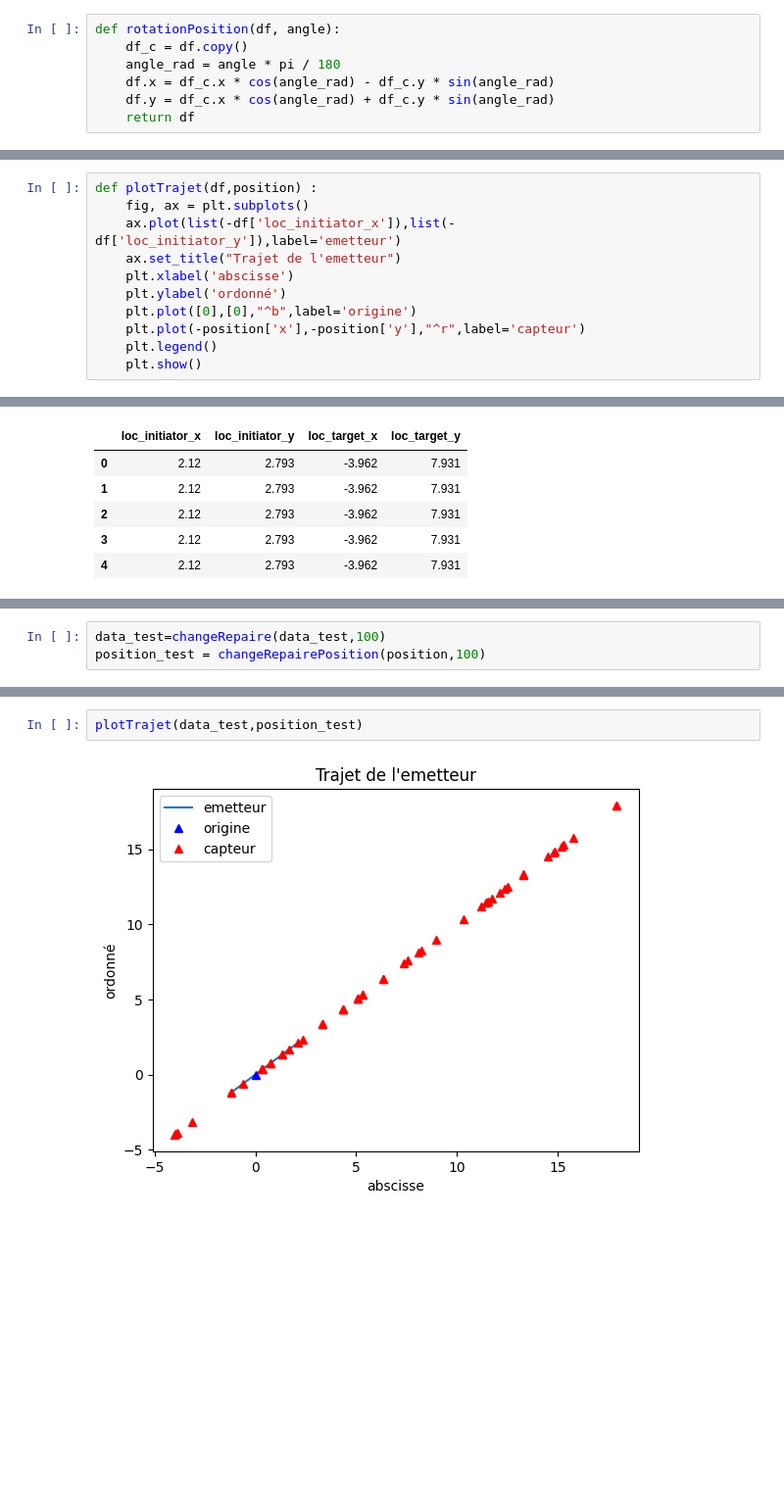
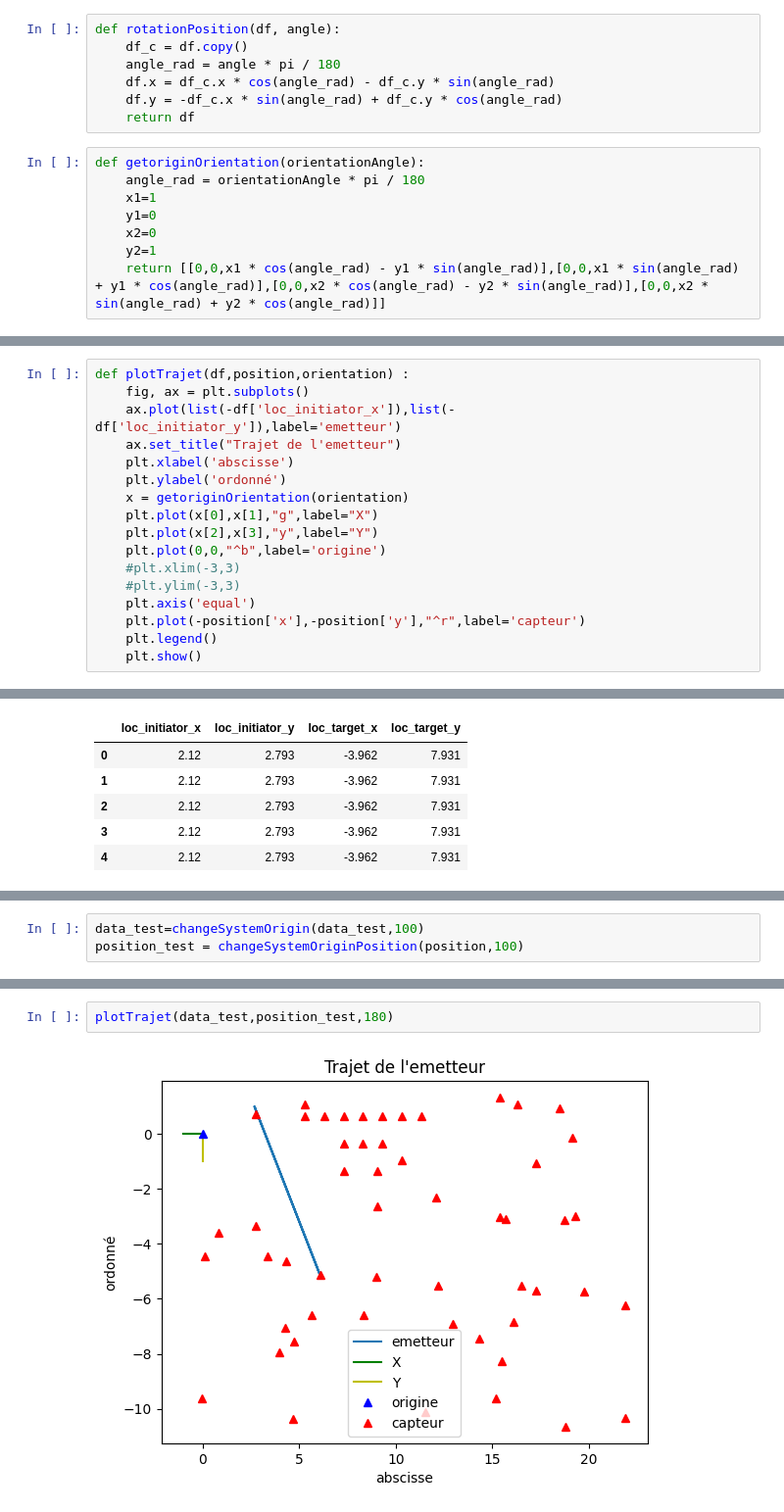
Before and after one commit to maylin007/PIP-G2, a Jupyter notebook: ibrahim_bougarroua_data_.ipynb, the cells around one changed output, grey strips where cells are left out. Shown at 98% size. Saved outputs shown, nothing was run; the diff lists cells and outputs as text; blank space fills up the shorter version.

Commit message:
generate new data methods

```diff
--- a/ibrahim_bougarroua_data_.ipynb
+++ b/ibrahim_bougarroua_data_.ipynb
@@ -74,18 +76,32 @@ def rotationPosition(df, angle):
     df_c = df.copy()
     angle_rad = angle * pi / 180
     df.x = df_c.x * cos(angle_rad) - df_c.y * sin(angle_rad)
-    df.y = df_c.x * cos(angle_rad) + df_c.y * sin(angle_rad)
+    df.y = -df_c.x * sin(angle_rad) + df_c.y * cos(angle_rad)
     return df
+# %%
+def getoriginOrientation(orientationAngle):
+    angle_rad = orientationAngle * pi / 180
+    x1=1
+    y1=0
+    x2=0
+    y2=1
+    return [[0,0,x1 * cos(angle_rad) - y1 * sin(angle_rad)],[0,0,x1 * sin(angle_rad) + y1 * cos(angle_rad)],[0,0,x2 * cos(angle_rad) - y2 * sin(angle_rad)],[0,0,x2 * sin(angle_rad) + y2 * cos(angle_rad)]]
 # %%
 position=pd.read_csv("positions.csv")
 # %%
-def plotTrajet(df,position) :
+def plotTrajet(df,position,orientation) :
     fig, ax = plt.subplots()
     ax.plot(list(-df['loc_initiator_x']),list(-df['loc_initiator_y']),label='emetteur')
     ax.set_title("Trajet de l'emetteur")
     plt.xlabel('abscisse')
     plt.ylabel('ordonné')
-    plt.plot([0],[0],"^b",label='origine')
+    x = getoriginOrientation(orientation)
+    plt.plot(x[0],x[1],"g",label="X")
+    plt.plot(x[2],x[3],"y",label="Y")
+    plt.plot(0,0,"^b",label='origine')
+    #plt.xlim(-3,3)
+    #plt.ylim(-3,3)
+    plt.axis('equal')
     plt.plot(-position['x'],-position['y'],"^r",label='capteur')
     plt.legend()
     plt.show()
@@ -107,5 +126,5 @@ plotTrajet(d1,changeRepairePosition(position,100))
 # %%
-data_test=changeRepaire(data_test,100)
-position_test = changeRepairePosition(position,100)
+data_test=changeSystemOrigin(data_test,100)
+position_test = changeSystemOriginPosition(position,100)
 # %%
 
@@ -145,5 +146,5 @@ data_test[["loc_initiator_x","loc_initiator_y","loc_target_x","loc_target_y"]].h
 # %%
-plotTrajet(data_test,position_test)
+plotTrajet(data_test,position_test,180)
 # %% [output]
-[figure, old version]
+[figure, new version]
 # %%
```
Also changed, not shown: parts of 25 cells of this notebook.
